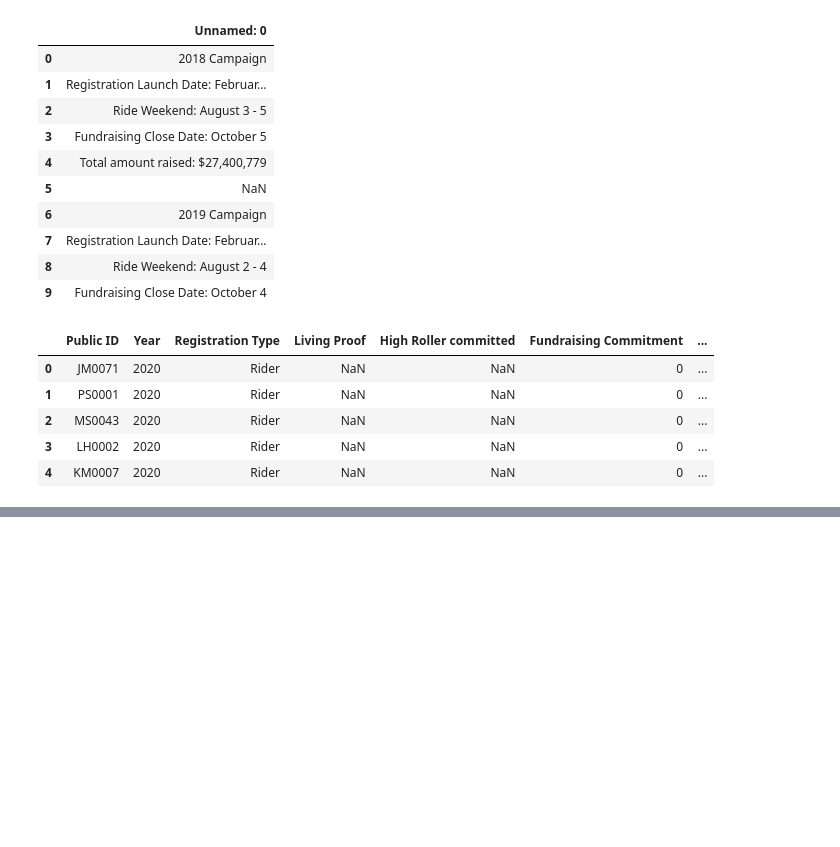
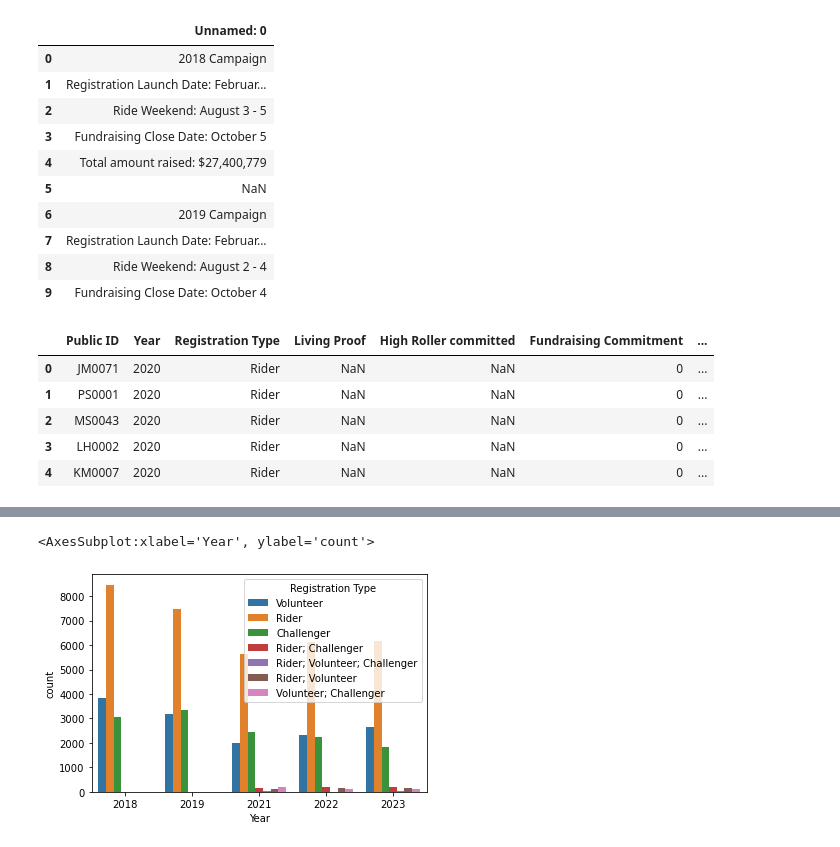
Before and after one commit to jlwheeler/analytics-week-pelotonia, a Jupyter notebook: pelotonia_data_exploration.ipynb, the cells around one changed output, grey strips where cells are left out. Saved outputs shown, nothing was run; the diff lists cells and outputs as text; code cells hidden in the pictures; blank space fills up the shorter version.

Commit message:
data exploration in jupyter notebook091523

```diff
--- a/pelotonia_data_exploration.ipynb
+++ b/pelotonia_data_exploration.ipynb
@@ -88,0 +136,5 @@ df_2020.head()
+# %%
+sns.countplot(data = df_participants_yr, x="Year", hue = "Registration Type")
+# %% [output]
+<AxesSubplot:xlabel='Year', ylabel='count'>
+[figure, added]
```
Also changed, not shown: parts of 21 cells of this notebook.
